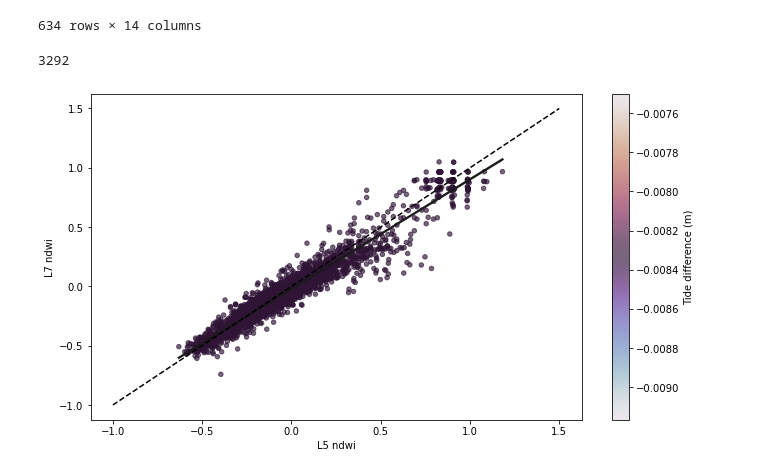
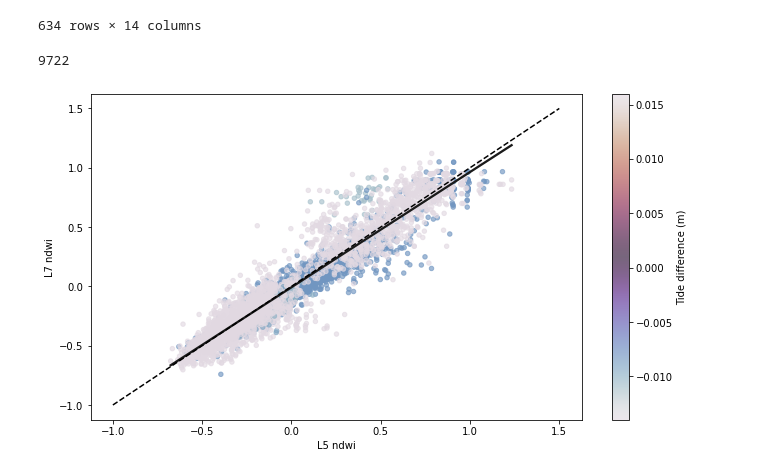
Before and after one commit to asajulien/PhD, a Jupyter notebook: Jupyter/Flats work/FLATS pairs and plots.ipynb, the cells around one changed output. Drawn from its saved outputs; the diff is of its cells as text; code cells hidden in the pictures.

```diff
--- a/Jupyter/Flats work/FLATS pairs and plots.ipynb
+++ b/Jupyter/Flats work/FLATS pairs and plots.ipynb
@@ -194,41 +225,39 @@ for i in range(len(df57)):
         sample57x = geemap.ee_to_pandas(combined_image.sampleRegions(collection = region, scale = 30))
         calibr.append(sample57x)
     except Exception:
-        continue
+        try:
+            region = flux_ga
+            sample57x = geemap.ee_to_pandas(combined_image.sampleRegions(collection = region, scale = 30))
+            calibr.append(sample57x)
+        except Exception:
+            continue
 
 calibr_list = pd.concat(calibr)
-
-#     except Exception:
-#         region = smalldissolve_ga
-#         sample57 = combined_image.sampleRegions(collection = region, scale = 30)
-#         sample57x = geemap.ee_to_pandas(sample57)
-#         calibr = pd.concat([sample57x])
 # %%
 import seaborn as sns
 
 calibr_list = pd.concat(calibr)
 
 calibr_list = calibr_list[calibr_list['ndwi_1'].between(-2, 2)] #just getting rid of the outliers - pheno and ndwi
-calibr_list = calibr_list[calibr_list['tidedifference'].between(-0.01, 0.01)]
+calibr_list = calibr_list[calibr_list['tidedifference'].between(-0.02, 0.02)]
 
 # g = sns.FacetGrid(data=calibr_list, aspect=1.5, palette='BuGn', height=5) #change point size to better visualize
 # g = sns.lmplot(data=calibr_list, x = 'ndwi', y='ndwi_1', aspect=1.5, palette='BuGn', height=5)
 # g.map(plt.scatter, 'ndwi', 'ndwi_1').add_legend()
 # g.set_axis_labels("L5 ndwi", "L7 ndwi")
 
 fig, ax = plt.subplots()
 fig.set_size_inches(11, 6)
 
 points = plt.scatter(data = calibr_list, x = 'ndwi', y='ndwi_1',
                      c="tidedifference", s=20, cmap="twilight", alpha=0.65)
 plt.colorbar(points, label = 'Tide difference (m)')
 sns.regplot(x='ndwi', y="ndwi_1", data=calibr_list, scatter=False, color=".1").set(xlabel='L5 ndwi', ylabel='L7 ndwi')
 
 plt.plot([-1, 1.5], [-1, 1.5], 'k--')
 
-
 print(len(calibr_list))
 # %% [output]
-3292
+9722
-[figure, old version]
+[figure, new version]
 # %%
```
Also changed, not shown: parts of 5 cells of this notebook, 4 other files.
